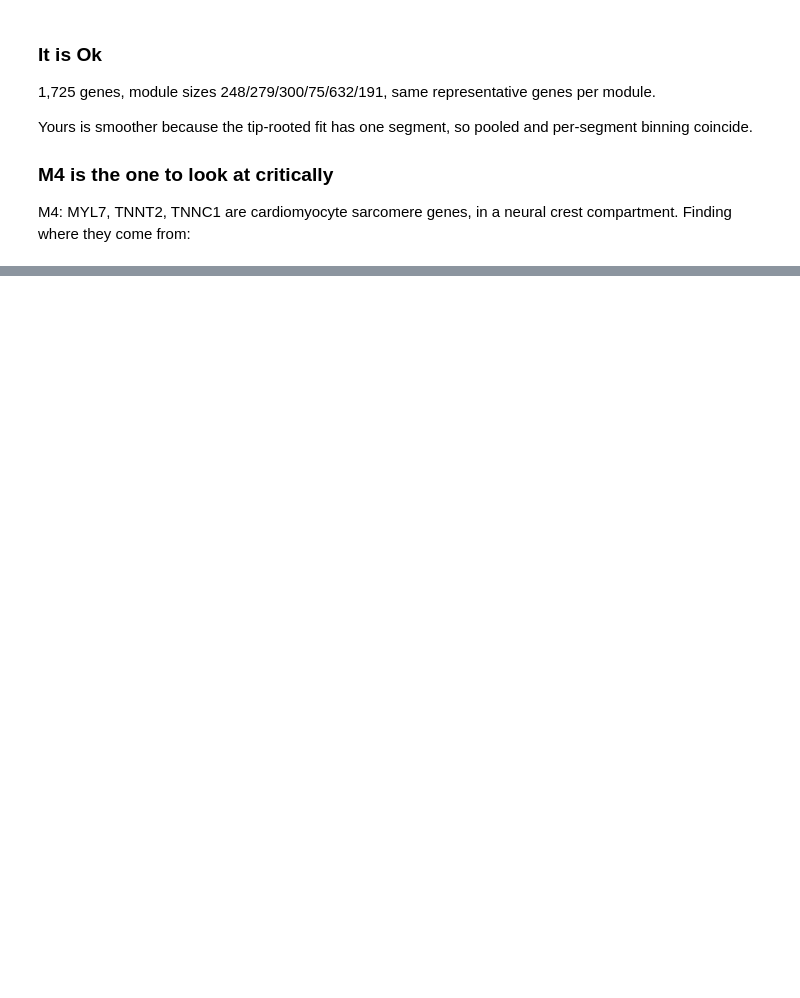
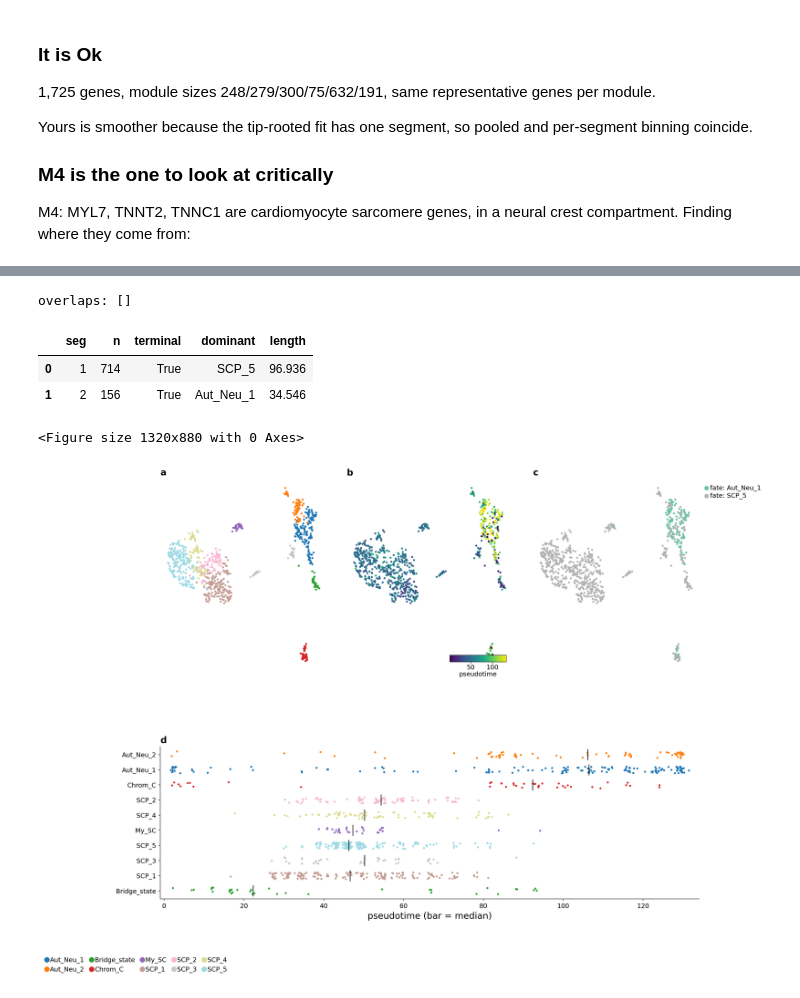
Before and after one commit to flalix/neural_crest, a Jupyter notebook: notebooks/neural_crest01_velo_fate.ipynb, the cells around one changed output, grey strips where cells are left out. Saved outputs shown, nothing was run; the diff lists cells and outputs as text; code cells hidden in the pictures; blank space fills up the shorter version.

```diff
--- a/notebooks/neural_crest01_velo_fate.ipynb
+++ b/notebooks/neural_crest01_velo_fate.ipynb
@@ -864,7 +862,14 @@ M4: MYL7, TNNT2, TNNC1 are cardiomyocyte sarcomere genes, in a neural crest comp
 # %%
+'''
 mods = pd.read_csv(host.artifact_path("03461c2e-4257-4b96-99b6-2d6c7a1a5a9c"), index_col=0)
 ad = sc.read_h5ad(host.artifact_path("fd40245c-489b-4179-a5a2-f53c68a49e1e")) if False else \
      sc.read_h5ad(host.artifact_path(IDS["innervation_selection_scfates.h5ad"]))
+'''
+
+mods = pd.read_csv(TABLES / "innervation_gene_modules.csv", index_col=0)
+filename = root_h5 / "innervation_selection_scfates.h5ad"
+ad = sc.read_h5ad(filename)
+
 m4 = [g for g in mods.index[mods["module"] == 4] if g in ad.raw.var_names]
 X = np.asarray(ad.raw[:, m4].X.todense())
 score = pd.Series(X.mean(1), index=ad.obs_names)
@@ -875,11 +880,15 @@ by_type = pd.DataFrame({
     "pct_cells_top_decile": 100 * (score > score.quantile(0.9)).groupby(
         ad.obs["cell.types"].values, observed=True).mean(),
 }).sort_values("M4_mean", ascending=False).round(3)
+
 print(f"M4 = {len(m4)} genes; top: {', '.join(mods.index[mods['module']==4][:6])}\n")
-print(by_type.to_string())
+
 top_samples = (score.groupby(ad.obs["sampleID"].values).mean()
                  .sort_values(ascending=False).head(4).round(3))
+
 print("\nhighest M4 by sample:", top_samples.to_dict())
 print("cells above the 90th pct of M4:", int((score > score.quantile(0.9)).sum()),
       "| their median nCount:", float(ad.obs.loc[score > score.quantile(0.9), "nCount_RNA"].median()),
       "vs overall:", float(ad.obs["nCount_RNA"].median()))
+
+by_type
@@ -887,0 +914,7 @@ print(host.skills.publish("neural-crest-trajectory"))
+# %%
+warnings.simplefilter("ignore")
+
+for c in ("seg", "milestones", "edge", "cell.types"):
+    ad.obs[c] = ad.obs[c].astype(str).astype("category")
+
+ad.obs["t"] = ad.obs["t_SCPtip_root"]          # the monotone axis for display
@@ -887,0 +936,16 @@ print(host.skills.publish("neural-crest-trajectory"))
+# %%
+plt.figure(figsize=(12, 8))
+fig, seg_info = plot_pseudotime_fates(ad, "pseudotime_fates.png", label_key="cell.types",
+                                      basis="X_umap_subset", title=None, figsize=(15, 12), sizes=(14, 14, 10))
+r = fig.canvas.get_renderer()
+tx = [(x, x.get_window_extent(r)) for x in fig.findobj(mpl.text.Text) if x.get_text().strip() and x.get_visible()]
+print("overlaps:", [(a.get_text()[:16], b.get_text()[:16]) for i,(a,ba) in enumerate(tx) for b,bb in tx[i+1:] if ba.overlaps(bb)])
+
+seg_info
+# %% [output]
+overlaps: []
+|  | seg | n | terminal | dominant | length |
+| 0 | 1 | 714 | True | SCP_5 | 96.936 |
+| 1 | 2 | 156 | True | Aut_Neu_1 | 34.546 |
+<Figure size 1320x880 with 0 Axes>
+[figure, added]
```
Also changed, not shown: parts of 16 cells of this notebook, 5 other files.
